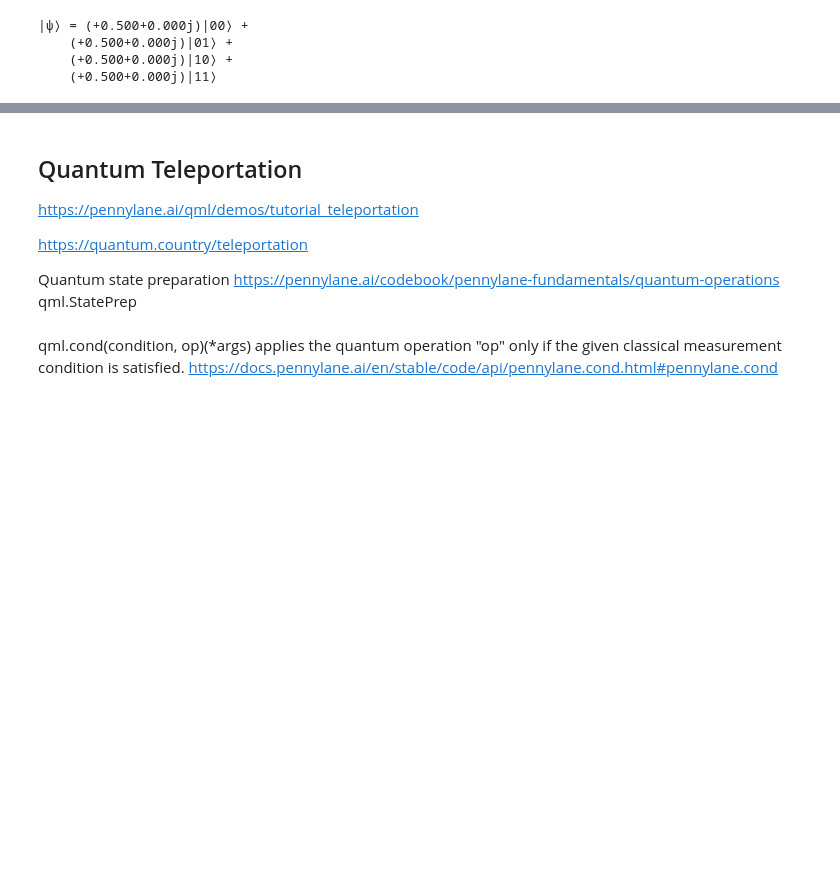
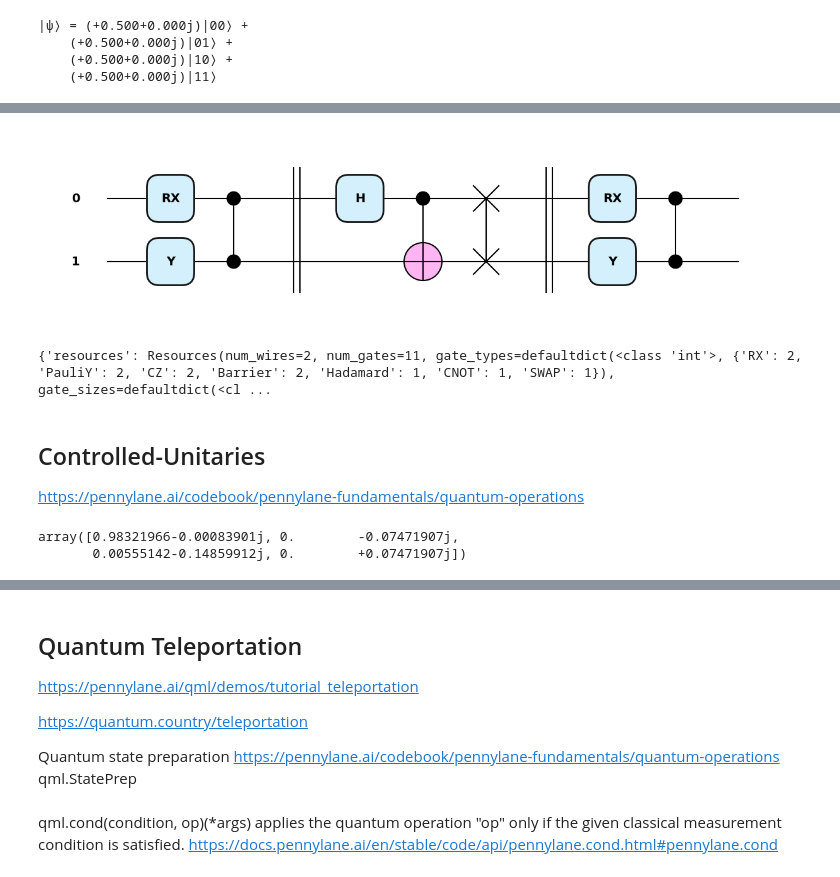
Before and after one commit to Omid-Hassasfar/NITheCS_QSouthAfrica_MiniSchool_Introduction_to_Quantum_Computing_with_PennyLane, a Jupyter notebook: NITheCS_QSouthAfrica_Mini_School_Introduction_to_Quantum_Computing_with_PennyLane.ipynb, the cells around one changed output, grey strips where cells are left out. Cells and saved outputs as stored; diff of their text form; code cells hidden in the pictures; blank space fills up the shorter version.

```diff
--- a/NITheCS_QSouthAfrica_Mini_School_Introduction_to_Quantum_Computing_with_PennyLane.ipynb
+++ b/NITheCS_QSouthAfrica_Mini_School_Introduction_to_Quantum_Computing_with_PennyLane.ipynb
@@ -764,0 +838,27 @@ print_state_ket(simple_circuit())
+# %%
+def subcircuit_1(angle):
+
+    qml.RX(angle, wires = 0)
+    qml.PauliY(wires = 1)
+    qml.CZ(wires = [0,1])
+# %%
+def subcircuit_2():
+
+    qml.Hadamard(wires = 0)
+    qml.CNOT(wires = [0,1])
+    qml.SWAP(wires = [0,1])
+# %%
+def full_circuit(theta, phi):
+
+    subcircuit_1(theta)
+    qml.Barrier()
+    subcircuit_2()
+    qml.Barrier()
+    subcircuit_1(phi)
+# %%
+theta = 0.3
+phi = 0.2
+
+draw_mpl(full_circuit , style="pennylane" )(theta,phi);
+# %% [output]
+[figure, added]
@@ -764,0 +867,12 @@ print_state_ket(simple_circuit())
+# %%
+# Turn into a QNode
+qnode = qml.QNode(full_circuit, dev)
+
+# --- See circuit specs ---
+info = qml.specs(qnode)(0.3, 0.2)  # example inputs
+print(info)
+# %% [output]
+{'resources': Resources(num_wires=2, num_gates=11, gate_types=defaultdict(<class 'int'>, {'RX': 2, 'PauliY': 2, 'CZ': 2, 'Barrier': 2, 'Hadamard': 1, 'CNOT': 1, 'SWAP': 1}), gate_sizes=defaultdict(<cl ...
+# %% [markdown]
+## Controlled-Unitaries
+https://pennylane.ai/codebook/pennylane-fundamentals/quantum-operations
@@ -764,0 +892,5 @@ print_state_ket(simple_circuit())
+# %%
+controlled_gate_circuit(0.3)
+# %% [output]
+array([0.98321966-0.00083901j, 0.        -0.07471907j,
+       0.00555142-0.14859912j, 0.        +0.07471907j])
```
Also changed, not shown: parts of 59 cells of this notebook.
